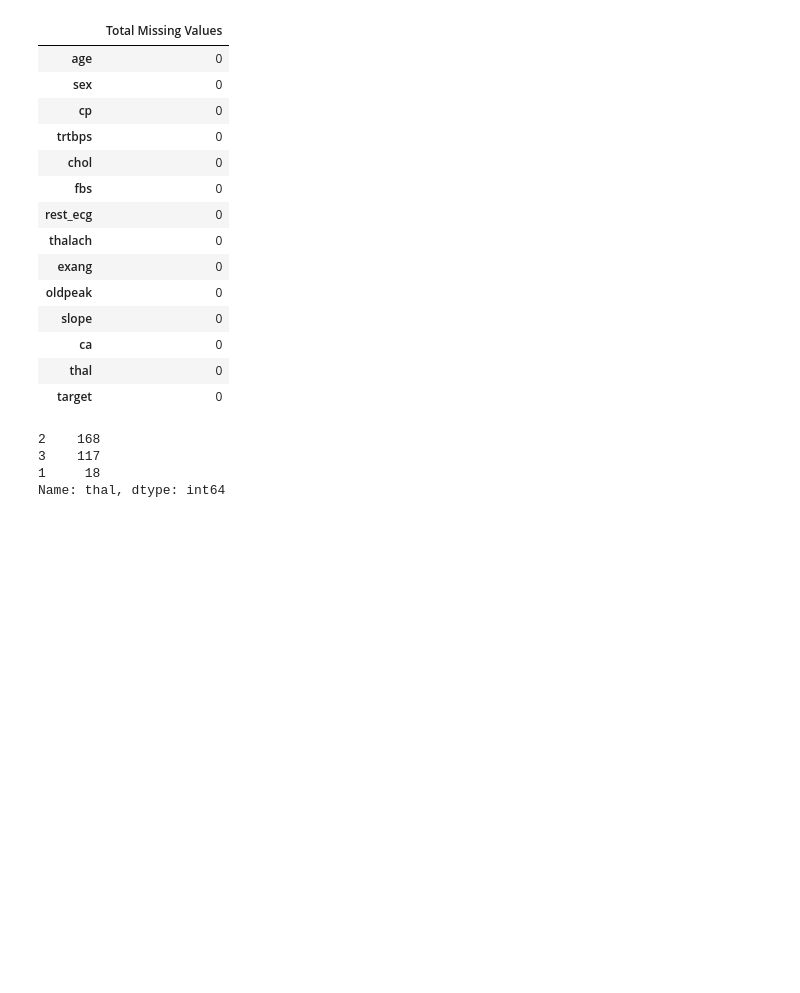
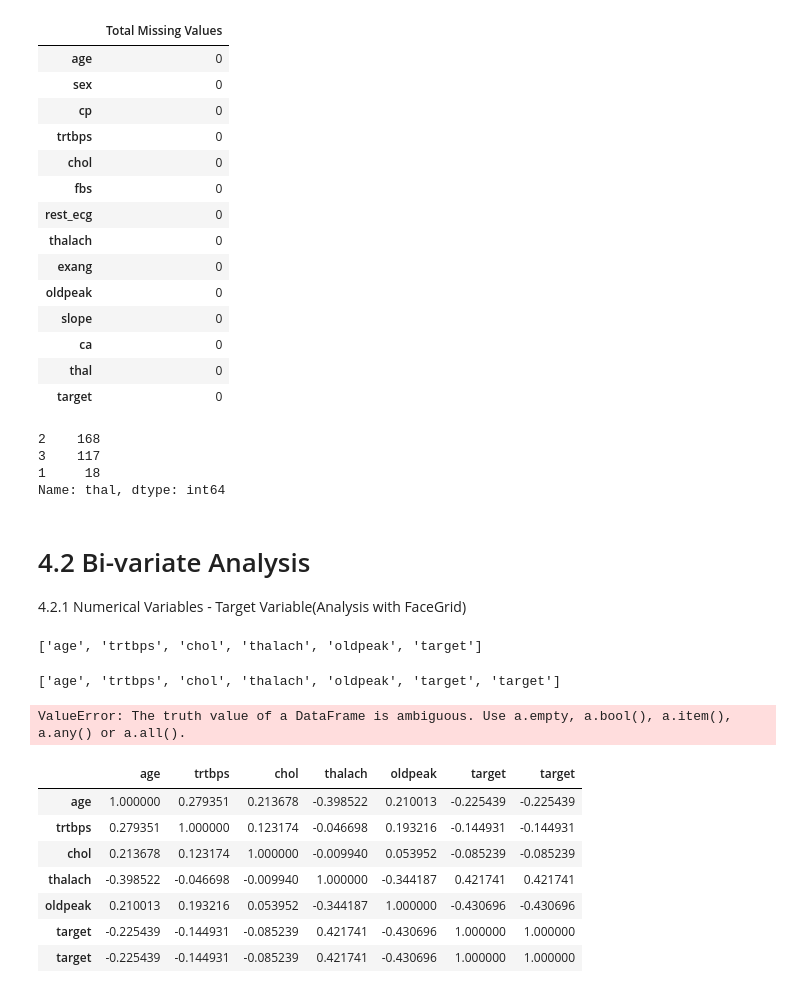
Before and after one commit to dekapd99/Kaggle-EDA-Heart-Attack-Prediction, a Jupyter notebook: Kaggle-EDA-Heart-Attack-Prediction.ipynb, the cells around one changed output. Cells and saved outputs as stored; diff of their text form; code cells hidden in the pictures; blank space fills up the shorter version.

Commit message:
Bi-Variate Analysis

```diff
--- a/Kaggle-EDA-Heart-Attack-Prediction.ipynb
+++ b/Kaggle-EDA-Heart-Attack-Prediction.ipynb
@@ -591,3 +591,45 @@ df["thal"].value_counts()
 3    117
 1     18
 Name: thal, dtype: int64
+# %% [markdown]
+# 4.2 Bi-variate Analysis
+
+4.2.1 Numerical Variables - Target Variable(Analysis with FaceGrid)
+# %%
+numeric_var
+# %% [output]
+['age', 'trtbps', 'chol', 'thalach', 'oldpeak', 'target']
+# %%
+numeric_var.append("target")
+# %%
+numeric_var
+# %% [output]
+['age', 'trtbps', 'chol', 'thalach', 'oldpeak', 'target', 'target']
+# %%
+title_font = {"family" : "arial", "color" : "darkred", "weight" : "bold", "size" : 15}
+axis_font = {"family" : "arial", "color" : "darkblue", "weight" : "bold", "size" : 13}
+
+for i, z in list(zip(numeric_var, numeric_axis_name)):
+  graph = sns.FacetGrid(df[numeric_var], hue = "target", height = 5, xlim = ((df[i].min() - 10), (df[i].max() + 10)))
+  graph.map(sns.kdeplot, i, shade = True)
+  graph.add_legend()
+
+  plt.title(i, fontdict = title_font)
+  plt.xlabel(z, fontdict = axis_font)
+  plt.ylabel("Density", fontdict = axis_font)
+
+  plt.tight_layout()
+  plt.show()
+# %% [output]
+ValueError: The truth value of a DataFrame is ambiguous. Use a.empty, a.bool(), a.item(), a.any() or a.all().
+# %%
+df[numeric_var].corr()
+# %% [output]
+|  | age | trtbps | chol | thalach | oldpeak | target | target |
+| age | 1.000000 | 0.279351 | 0.213678 | -0.398522 | 0.210013 | -0.225439 | -0.225439 |
+| trtbps | 0.279351 | 1.000000 | 0.123174 | -0.046698 | 0.193216 | -0.144931 | -0.144931 |
+| chol | 0.213678 | 0.123174 | 1.000000 | -0.009940 | 0.053952 | -0.085239 | -0.085239 |
+| thalach | -0.398522 | -0.046698 | -0.009940 | 1.000000 | -0.344187 | 0.421741 | 0.421741 |
+| oldpeak | 0.210013 | 0.193216 | 0.053952 | -0.344187 | 1.000000 | -0.430696 | -0.430696 |
+| target | -0.225439 | -0.144931 | -0.085239 | 0.421741 | -0.430696 | 1.000000 | 1.000000 |
+| target | -0.225439 | -0.144931 | -0.085239 | 0.421741 | -0.430696 | 1.000000 | 1.000000 |
```
Also changed, not shown: parts of 2 cells of this notebook.
